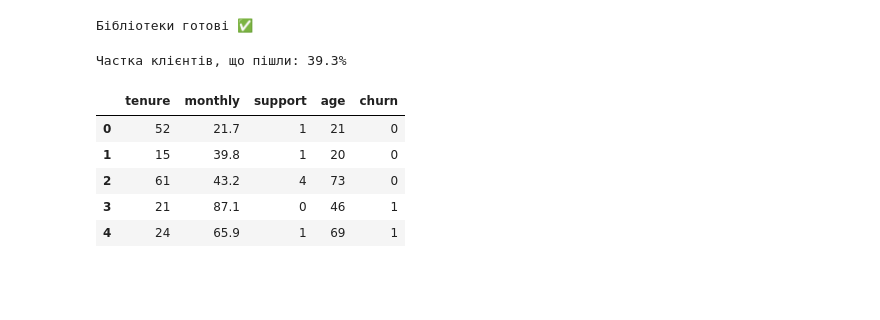
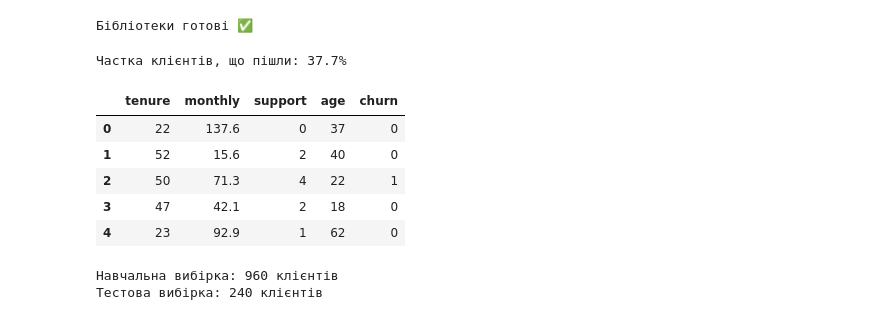
Before and after one commit to VikiTarasova/DTA_2026, a Jupyter notebook: ML/11_06_26Classification_DecisionTreeClassifier.ipynb, the cells around one changed output. Saved outputs shown, nothing was run; the diff lists cells and outputs as text; code cells hidden in the pictures; blank space fills up the shorter version.

```diff
--- a/ML/11_06_26Classification_DecisionTreeClassifier.ipynb
+++ b/ML/11_06_26Classification_DecisionTreeClassifier.ipynb
@@ -18,33 +18,51 @@ print("Бібліотеки готові ✅")
 # %%
 m = 1200
 tenure   = np.random.randint(1, 72, m)           # місяців з нами
 monthly  = np.random.normal(70, 25, m).clip(15, 150)  # щомісячна оплата, $
 support  = np.random.poisson(1.5, m)             # звернень у підтримку за рік
 age      = np.random.randint(18, 75, m)          # вік клієнта
 
 # Прихована логіка ризику відтоку (модель її не знає):
 risk = (
     -0.05 * tenure        # довше з нами → менший ризик
     + 0.02 * monthly      # дорожчий тариф → трохи більший ризик
     + 0.45 * support      # багато звернень у підтримку → більший ризик
     - 0.01 * age          # старші клієнти трохи лояльніші
     + np.random.normal(0, 0.7, m)
 )
 prob = 1 / (1 + np.exp(-(risk - 0.5)))   # перетворюємо ризик на ймовірність 0..1
 churn = (np.random.rand(m) < prob).astype(int)
 
-cdf = pd.DataFrame({
+df = pd.DataFrame({
     "tenure": tenure, "monthly": monthly.round(1),
     "support": support, "age": age, "churn": churn,
 })
 
-print("Частка клієнтів, що пішли:", f"{cdf['churn'].mean():.1%}")
-cdf.head()
+print("Частка клієнтів, що пішли:", f"{df['churn'].mean():.1%}")
+df.head()
 # %% [output]
-Частка клієнтів, що пішли: 39.3%
+Частка клієнтів, що пішли: 37.7%
 |  | tenure | monthly | support | age | churn |
-| 0 | 52 | 21.7 | 1 | 21 | 0 |
-| 1 | 15 | 39.8 | 1 | 20 | 0 |
-| 2 | 61 | 43.2 | 4 | 73 | 0 |
-| 3 | 21 | 87.1 | 0 | 46 | 1 |
-| 4 | 24 | 65.9 | 1 | 69 | 1 |
+| 0 | 22 | 137.6 | 0 | 37 | 0 |
+| 1 | 52 | 15.6 | 2 | 40 | 0 |
+| 2 | 50 | 71.3 | 4 | 22 | 1 |
+| 3 | 47 | 42.1 | 2 | 18 | 0 |
+| 4 | 23 | 92.9 | 1 | 62 | 0 |
+# %%
+from sklearn.model_selection import train_test_split
+
+X = df[['tenure', 'monthly', 'support', 'age']]  # features - ознаки
+y = df['churn']  # target - ціль
+
+X_train, X_test, y_train, y_test = train_test_split(
+    X, y,
+    test_size=0.2,
+    random_state=RANDOM_STATE,
+    stratify=y
+)
+
+print("Навчальна вибірка:", X_train.shape[0], "клієнтів")
+print("Тестова вибірка:", X_test.shape[0], "клієнтів")
+# %% [output]
+Навчальна вибірка: 960 клієнтів
+Тестова вибірка: 240 клієнтів
```
Also changed, not shown: parts of 3 cells of this notebook.
